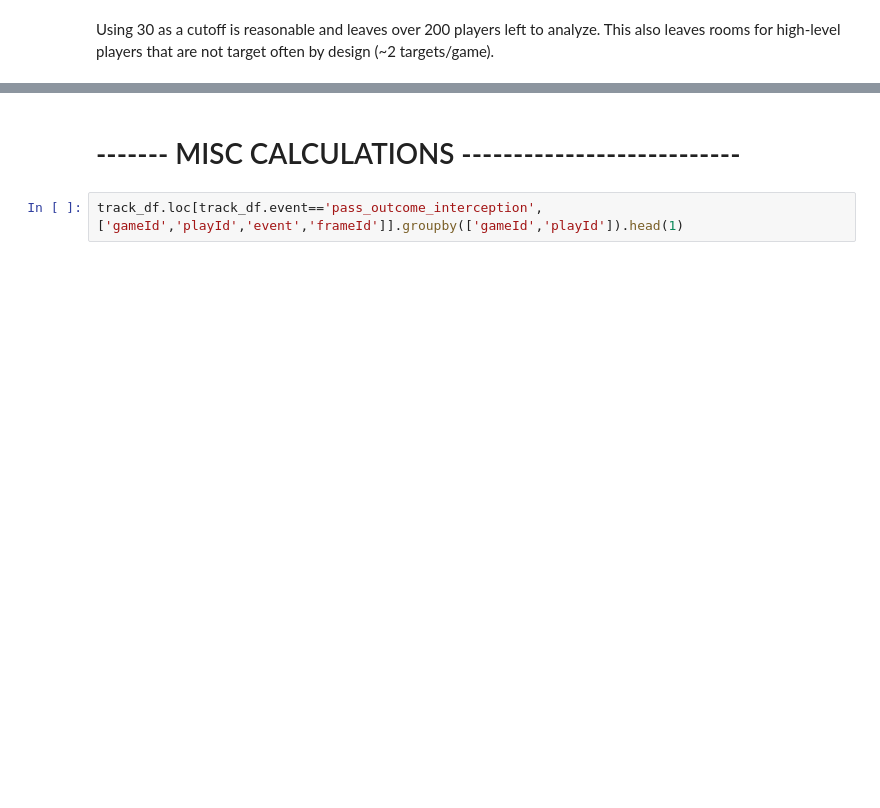
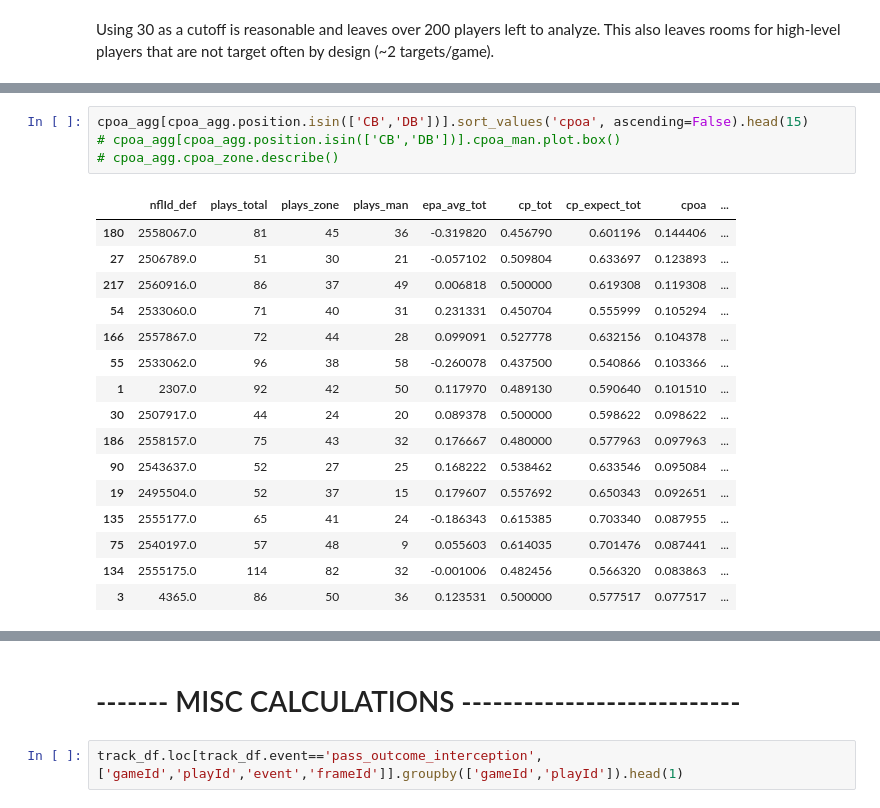
Before and after one commit to pschlais/kaggle_bigdatabowl_2021, a Jupyter notebook: Target_defender_performance.ipynb, the cells around one changed output, grey strips where cells are left out. Cells and saved outputs as stored; diff of their text form; blank space fills up the shorter version.

```diff
--- a/Target_defender_performance.ipynb
+++ b/Target_defender_performance.ipynb
@@ -911,2 +1231,23 @@ cpoa_agg[cpoa_agg.position.isin(['CB','DB'])].sort_values('cpoa', ascending=Fals
+# %%
+cpoa_agg[cpoa_agg.position.isin(['CB','DB'])].sort_values('cpoa', ascending=False).head(15)
+# cpoa_agg[cpoa_agg.position.isin(['CB','DB'])].cpoa_man.plot.box()
+# cpoa_agg.cpoa_zone.describe()
+# %% [output]
+|  | nflId_def | plays_total | plays_zone | plays_man | epa_avg_tot | cp_tot | cp_expect_tot | cpoa | ... |
+| 180 | 2558067.0 | 81 | 45 | 36 | -0.319820 | 0.456790 | 0.601196 | 0.144406 | ... |
+| 27 | 2506789.0 | 51 | 30 | 21 | -0.057102 | 0.509804 | 0.633697 | 0.123893 | ... |
+| 217 | 2560916.0 | 86 | 37 | 49 | 0.006818 | 0.500000 | 0.619308 | 0.119308 | ... |
+| 54 | 2533060.0 | 71 | 40 | 31 | 0.231331 | 0.450704 | 0.555999 | 0.105294 | ... |
+| 166 | 2557867.0 | 72 | 44 | 28 | 0.099091 | 0.527778 | 0.632156 | 0.104378 | ... |
+| 55 | 2533062.0 | 96 | 38 | 58 | -0.260078 | 0.437500 | 0.540866 | 0.103366 | ... |
+| 1 | 2307.0 | 92 | 42 | 50 | 0.117970 | 0.489130 | 0.590640 | 0.101510 | ... |
+| 30 | 2507917.0 | 44 | 24 | 20 | 0.089378 | 0.500000 | 0.598622 | 0.098622 | ... |
+| 186 | 2558157.0 | 75 | 43 | 32 | 0.176667 | 0.480000 | 0.577963 | 0.097963 | ... |
+| 90 | 2543637.0 | 52 | 27 | 25 | 0.168222 | 0.538462 | 0.633546 | 0.095084 | ... |
+| 19 | 2495504.0 | 52 | 37 | 15 | 0.179607 | 0.557692 | 0.650343 | 0.092651 | ... |
+| 135 | 2555177.0 | 65 | 41 | 24 | -0.186343 | 0.615385 | 0.703340 | 0.087955 | ... |
+| 75 | 2540197.0 | 57 | 48 | 9 | 0.055603 | 0.614035 | 0.701476 | 0.087441 | ... |
+| 134 | 2555175.0 | 114 | 82 | 32 | -0.001006 | 0.482456 | 0.566320 | 0.083863 | ... |
+| 3 | 4365.0 | 86 | 50 | 36 | 0.123531 | 0.500000 | 0.577517 | 0.077517 | ... |
 # %%
 cpoa_agg[['plays_zone','plays_man']].describe()
```
Also changed, not shown: parts of 68 cells of this notebook.
